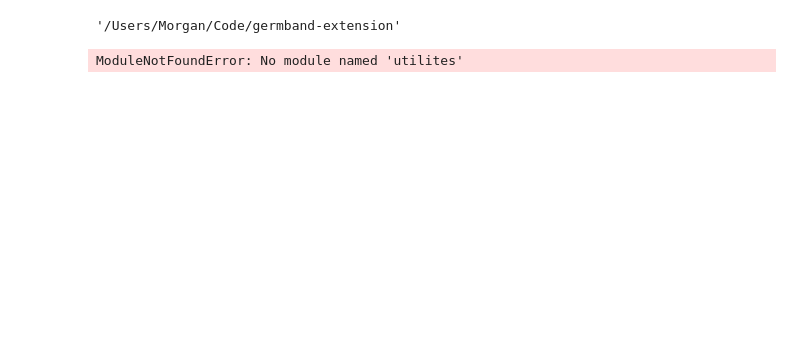
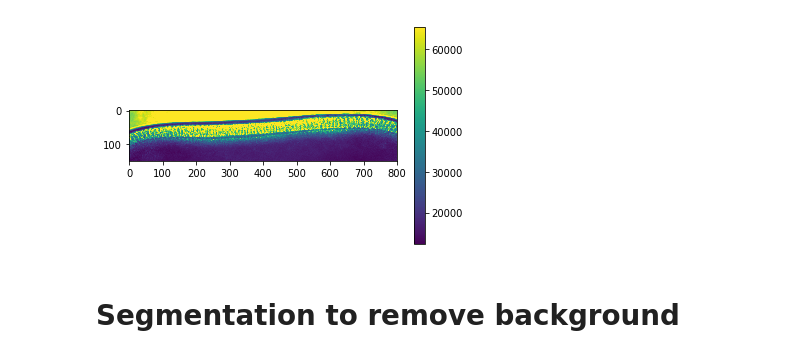
Before and after one commit to msschwartz21/germband-extension, a Jupyter notebook: notebooks/20181006.ipynb, the cells around one changed output. Saved outputs shown, nothing was run; the diff lists cells and outputs as text; code cells hidden in the pictures; blank space fills up the shorter version.

```diff
--- a/notebooks/20181006.ipynb
+++ b/notebooks/20181006.ipynb
@@ -8,10 +7,0 @@ import matplotlib.pyplot as plt
-# %%
-pwd
-# %% [output]
-'/Users/Morgan/Code/germband-extension'
-# %%
-import sys
-sys.path.insert(0, '..')
-import utilites as ut
-# %% [output]
-ModuleNotFoundError: No module named 'utilites'
@@ -17,0 +10,8 @@ ModuleNotFoundError: No module named 'utilites'
+# %%
+hst = ut.read_hyperstack('../data/wt_gbe_20180110.h5')
+# %%
+ut.imshow(hst[0,350:500,100:900])
+# %% [output]
+[figure, added]
+# %% [markdown]
+# Segmentation to remove background
```
Also changed, not shown: parts of 16 cells of this notebook, 5 other files.
